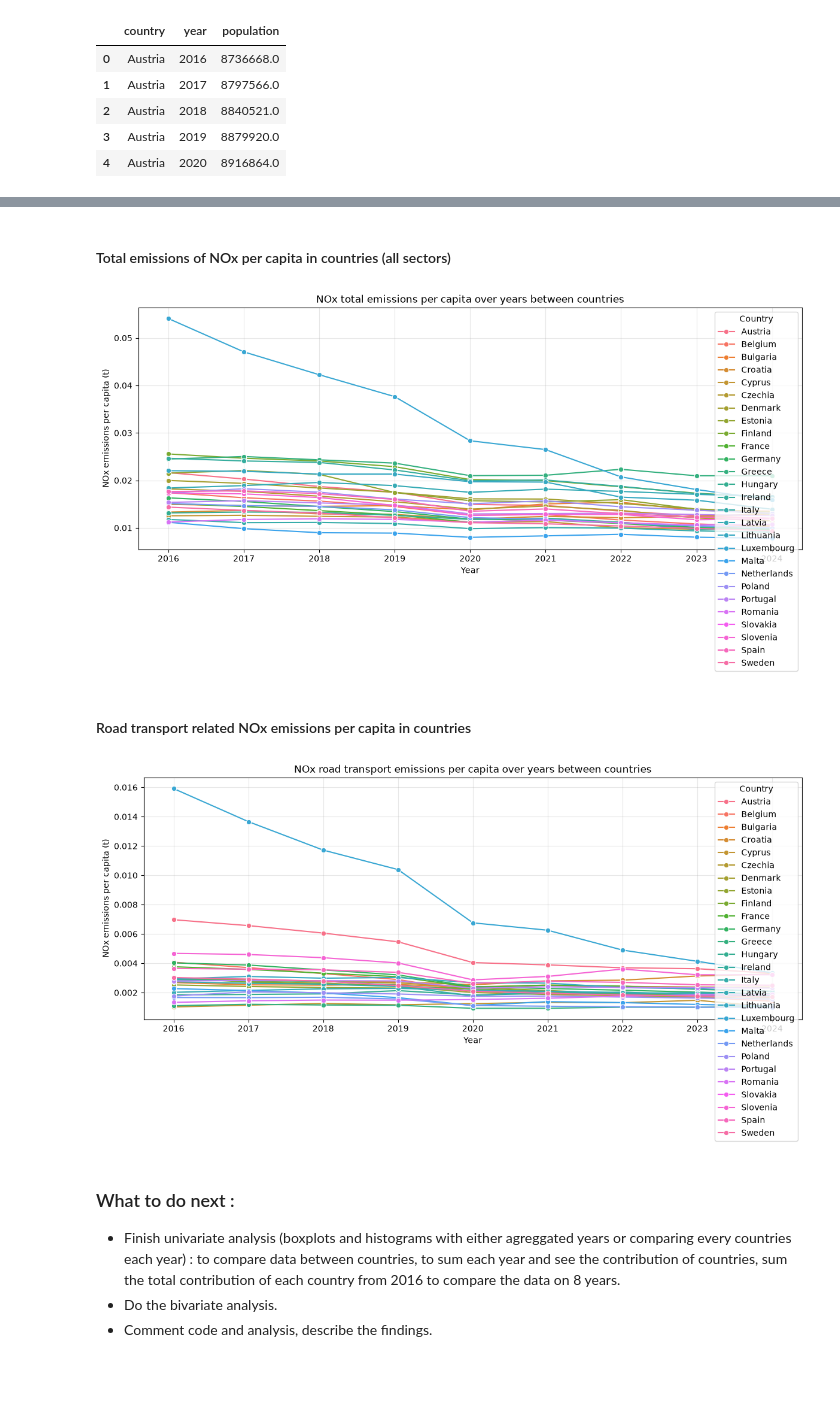
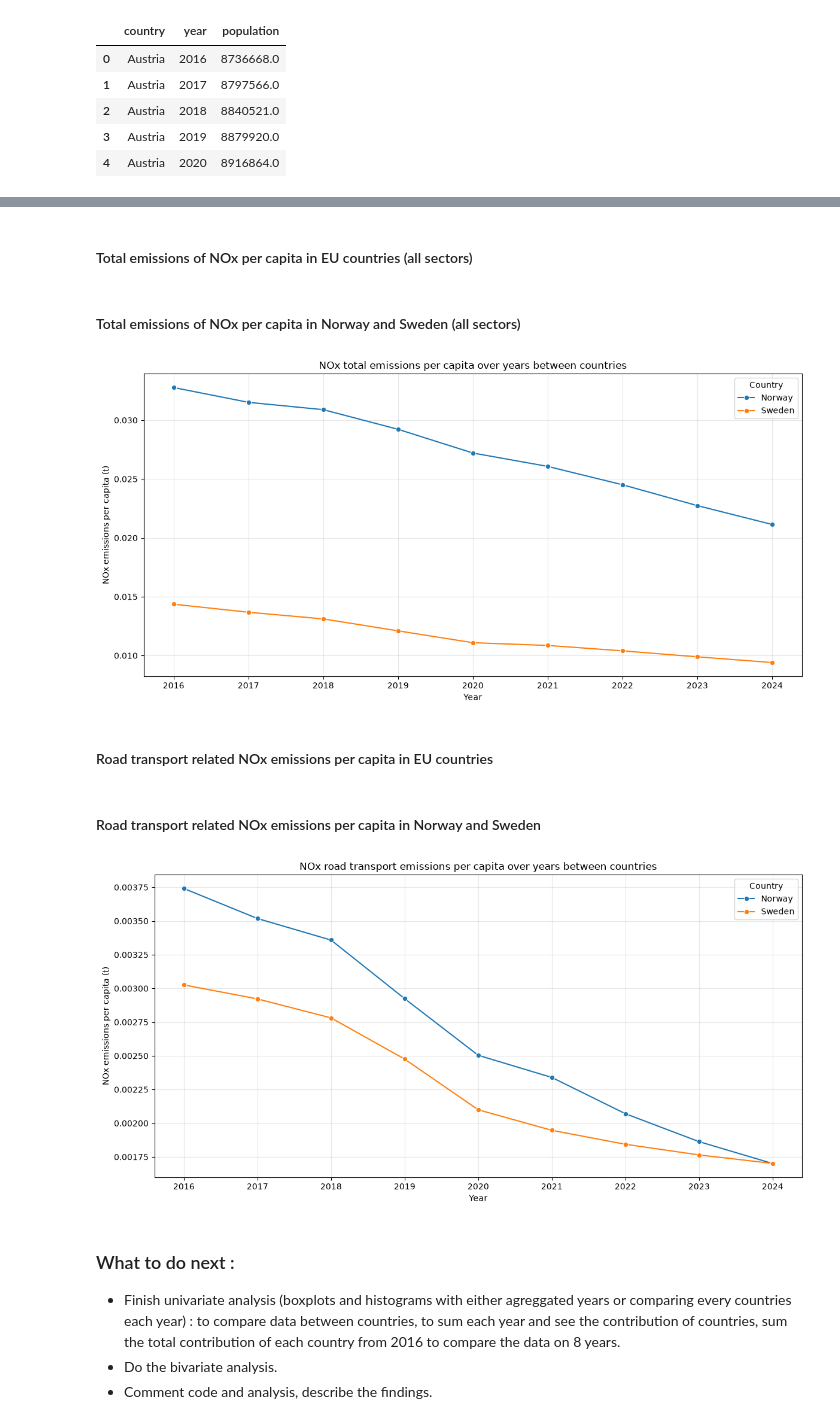
Before and after one commit to Mxlrt69/Data_Science_Project, a Jupyter notebook: draft_bivariate.ipynb, the cells around one changed output, grey strips where cells are left out. Drawn from its saved outputs; the diff is of its cells as text; code cells hidden in the pictures; blank space fills up the shorter version.

```diff
--- a/draft_bivariate.ipynb
+++ b/draft_bivariate.ipynb
@@ -419,7 +706,9 @@ df_NOx_total["country"].unique()
          'EEA32',          'EU27']
 Length: 34, dtype: str
 # %%
-considered_countries=["Austria",
+considered_countries=["Sweden","Norway"]
+
+EU_countries= ["Austria",
     "Belgium",
     "Bulgaria",
     "Croatia",
@@ -445,9 +734,13 @@ considered_countries=["Austria",
     "Slovakia",
     "Slovenia",
     "Spain",
-    "Sweden"]
+    "Sweden",
+    "Norway"]
 
-df_NOx_total_clean = (df_NOx_total[df_NOx_total["country"].isin(considered_countries)]
+df_NOx_total_clean = (df_NOx_total[df_NOx_total["country"].isin(EU_countries)]
+                .sort_values(["country", "year"], ascending=[True, True]).reset_index(drop=True))
+
+df_NOx_total_clean_N_S = (df_NOx_total[df_NOx_total["country"].isin(considered_countries)]
                 .sort_values(["country", "year"], ascending=[True, True]).reset_index(drop=True))
 
 df_NOx_total_clean.head()
@@ -459,7 +752,10 @@ df_NOx_total_clean.head()
 | 3 | Austria | NOx | 2019 | 155.719 | kt | National total for the entire ter... |
 | 4 | Austria | NOx | 2020 | 133.270 | kt | National total for the entire ter... |
 # %%
-df_NOx_transport_clean = (df_NOx_transport[df_NOx_transport["country"].isin(considered_countries)]
+df_NOx_transport_clean = (df_NOx_transport[df_NOx_transport["country"].isin(EU_countries)]
+                .sort_values(["country", "year"], ascending=[True, True]).reset_index(drop=True))
+
+df_NOx_transport_clean_N_S = (df_NOx_transport[df_NOx_transport["country"].isin(considered_countries)]
                 .sort_values(["country", "year"], ascending=[True, True]).reset_index(drop=True))
 
 df_NOx_transport_clean.head()
@@ -647,7 +959,9 @@ df_bis["Country Name"].unique()
                       'Zambia',                    'Zimbabwe']
 Length: 265, dtype: str
 # %%
-considered_countries=["Austria",
+considered_countries=["Sweden","Norway"]
+
+EU_countries= ["Austria",
     "Belgium",
     "Bulgaria",
     "Croatia",
@@ -673,10 +987,12 @@ considered_countries=["Austria",
     "Slovakia",
     "Slovenia",
     "Spain",
-    "Sweden"]
+    "Sweden",
+    "Norway"]
 
-df_population = (df_bis[df_bis["Country Name"].isin(considered_countries)]
+df_population = (df_bis[df_bis["Country Name"].isin(EU_countries)]
                  .rename(columns={"Country Name": "country"}).reset_index(drop=True))
+
 df_population.head()
 # %% [output]
 |  | country | 2016 | 2017 | 2018 | 2019 | 2020 | 2021 | 2022 | 2023 | 2024 |
@@ -745,6 +1061,10 @@ final_df = final_df[
     ]
 ]
 
+final_df_N_S = final_df[
+    final_df["country"].isin(["Norway", "Sweden"])
+].copy()
+
 final_df
 # %% [output]
 |  | country | year | population | Road transport emissions (kt) | Road transport emissions per capi... | Total NOx emissions (kt) | ... |
@@ -763,2 +1083,2 @@ final_df
 # %% [markdown]
-#### Total emissions of NOx per capita in countries (all sectors)
+#### Total emissions of NOx per capita in EU countries (all sectors)
@@ -765,22 +1087,24 @@ final_df
+# %% [markdown]
+#### Total emissions of NOx per capita in Norway and Sweden (all sectors)
 # %%
 plt.figure(figsize=(12, 6))
 
 sns.lineplot(
-    data=final_df,
+    data=final_df_N_S,
     x="year",
     y="Total NOx emissions per capita (t)",
     hue="country",
     marker="o"
 )
 
 plt.title("NOx total emissions per capita over years between countries")
 plt.xlabel("Year")
 plt.ylabel("NOx emissions per capita (t)")
 plt.grid(True, alpha=0.3)
 plt.legend(title="Country")
 plt.tight_layout()
 plt.show()
 # %% [output]
-[figure, old version]
+[figure, new version]
 # %% [markdown]
-#### Road transport related NOx emissions per capita in countries
+#### Road transport related NOx emissions per capita in EU countries
@@ -787,8 +1113,10 @@ plt.show()
+# %% [markdown]
+#### Road transport related NOx emissions per capita in Norway and Sweden
 # %%
 plt.figure(figsize=(12, 6))
 
 sns.lineplot(
-    data=final_df,
+    data=final_df_N_S,
     x="year",
     y="Road transport emissions per capita (t)",
     hue="country",
@@ -803,7 +1131,7 @@ plt.legend(title="Country")
 plt.tight_layout()
 plt.show()
 # %% [output]
-[figure, old version]
+[figure, new version]
 # %% [markdown]
 ### What to do next :
 - Finish univariate analysis (boxplots and histograms with either agreggated years or comparing every countries each year) : to compare data between countries, to sum each year and see the contribution of countries, sum the total contribution of each country from 2016 to compare the data on 8 years.
```
Also changed, not shown: parts of 27 cells of this notebook.
